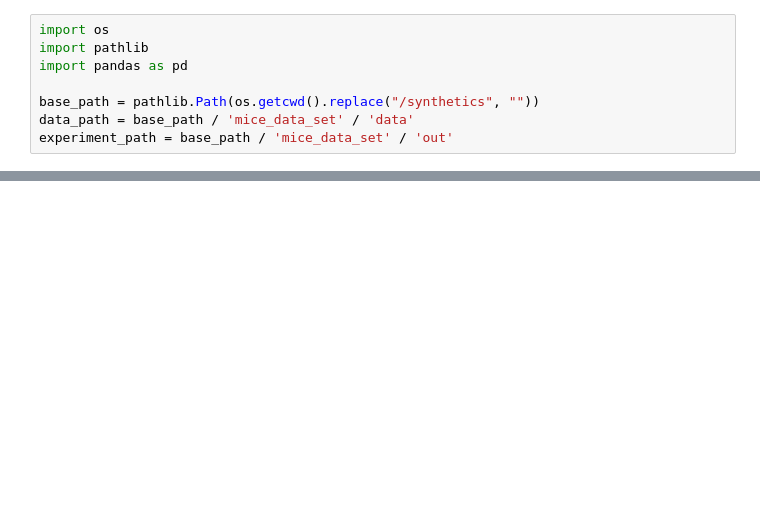
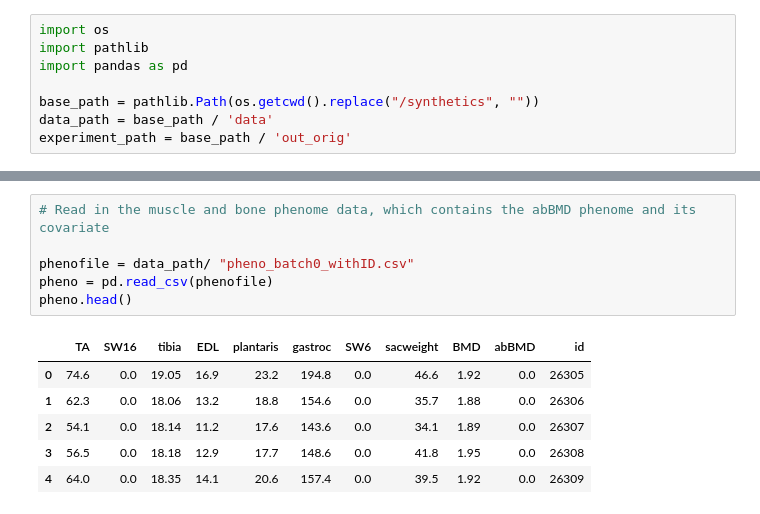
Before and after one commit to gretelai/synthetic-data-genomics, a Jupyter notebook: synthetics/04_build_genome_training_set.ipynb, the cells around one changed output, grey strips where cells are left out. Saved outputs shown, nothing was run; the diff lists cells and outputs as text; blank space fills up the shorter version.

Commit message:
Update geno/pheno synth training

```diff
--- a/synthetics/04_build_genome_training_set.ipynb
+++ b/synthetics/04_build_genome_training_set.ipynb
@@ -7,5 +7,5 @@ import pathlib
 import pandas as pd
 
 base_path = pathlib.Path(os.getcwd().replace("/synthetics", ""))
-data_path = base_path / 'mice_data_set' / 'data'
-experiment_path = base_path / 'mice_data_set' / 'out'
+data_path = base_path / 'data'
+experiment_path = base_path / 'out_orig'
@@ -153,0 +28,13 @@ seeds_df.to_csv(data_path / 'geno_seeds.csv')
+# %%
+# Read in the muscle and bone phenome data, which contains the abBMD phenome and its covariate
+
+phenofile = data_path/ "pheno_batch0_withID.csv"
+pheno = pd.read_csv(phenofile)
+pheno.head()
+# %% [output]
+|  | TA | SW16 | tibia | EDL | plantaris | gastroc | SW6 | sacweight | BMD | abBMD | id |
+| 0 | 74.6 | 0.0 | 19.05 | 16.9 | 23.2 | 194.8 | 0.0 | 46.6 | 1.92 | 0.0 | 26305 |
+| 1 | 62.3 | 0.0 | 18.06 | 13.2 | 18.8 | 154.6 | 0.0 | 35.7 | 1.88 | 0.0 | 26306 |
+| 2 | 54.1 | 0.0 | 18.14 | 11.2 | 17.6 | 143.6 | 0.0 | 34.1 | 1.89 | 0.0 | 26307 |
+| 3 | 56.5 | 0.0 | 18.18 | 12.9 | 17.7 | 148.6 | 0.0 | 41.8 | 1.95 | 0.0 | 26308 |
+| 4 | 64.0 | 0.0 | 18.35 | 14.1 | 20.6 | 157.4 | 0.0 | 39.5 | 1.92 | 0.0 | 26309 |
```
Also changed, not shown: parts of 21 cells of this notebook, 4 other files.
